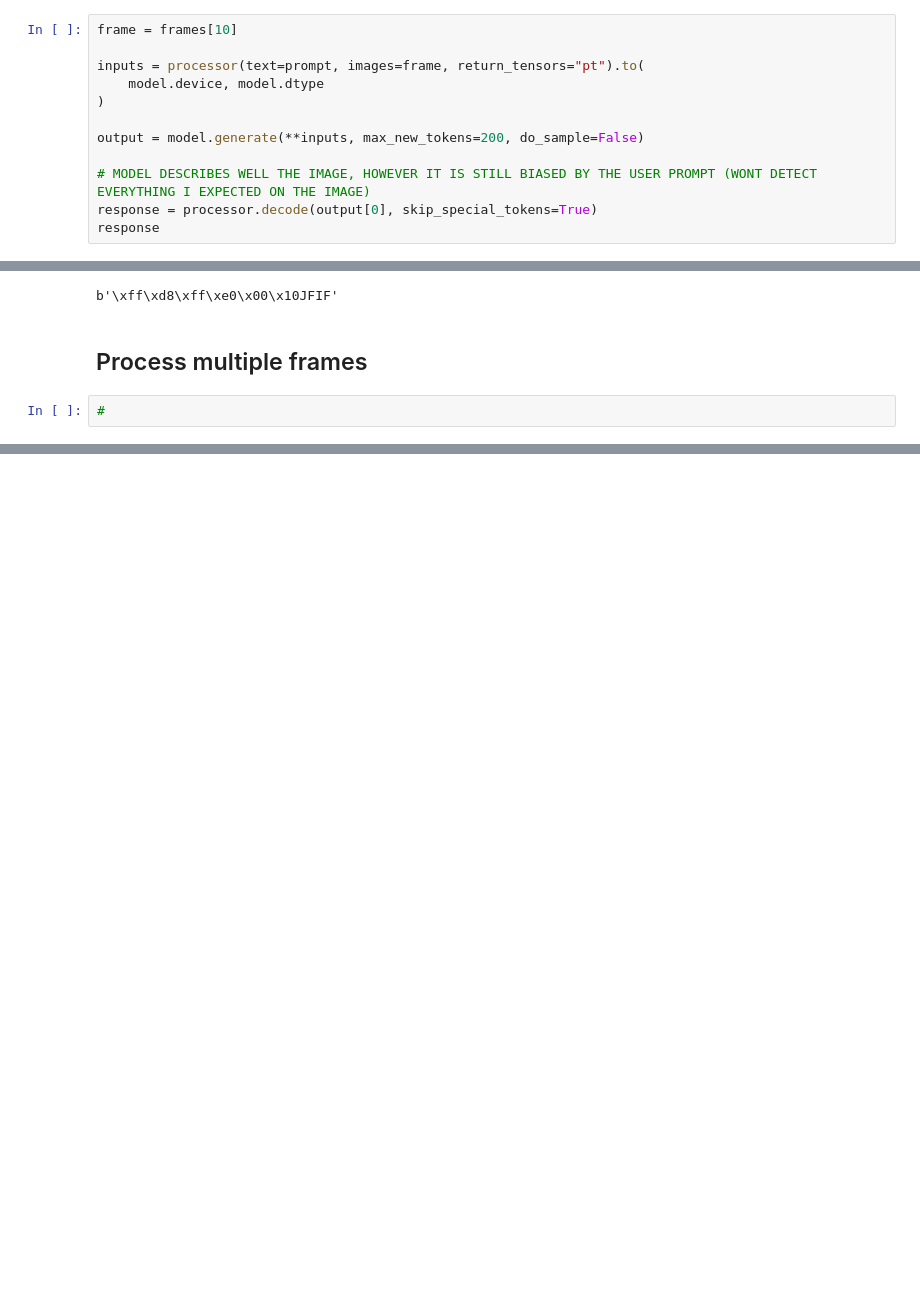
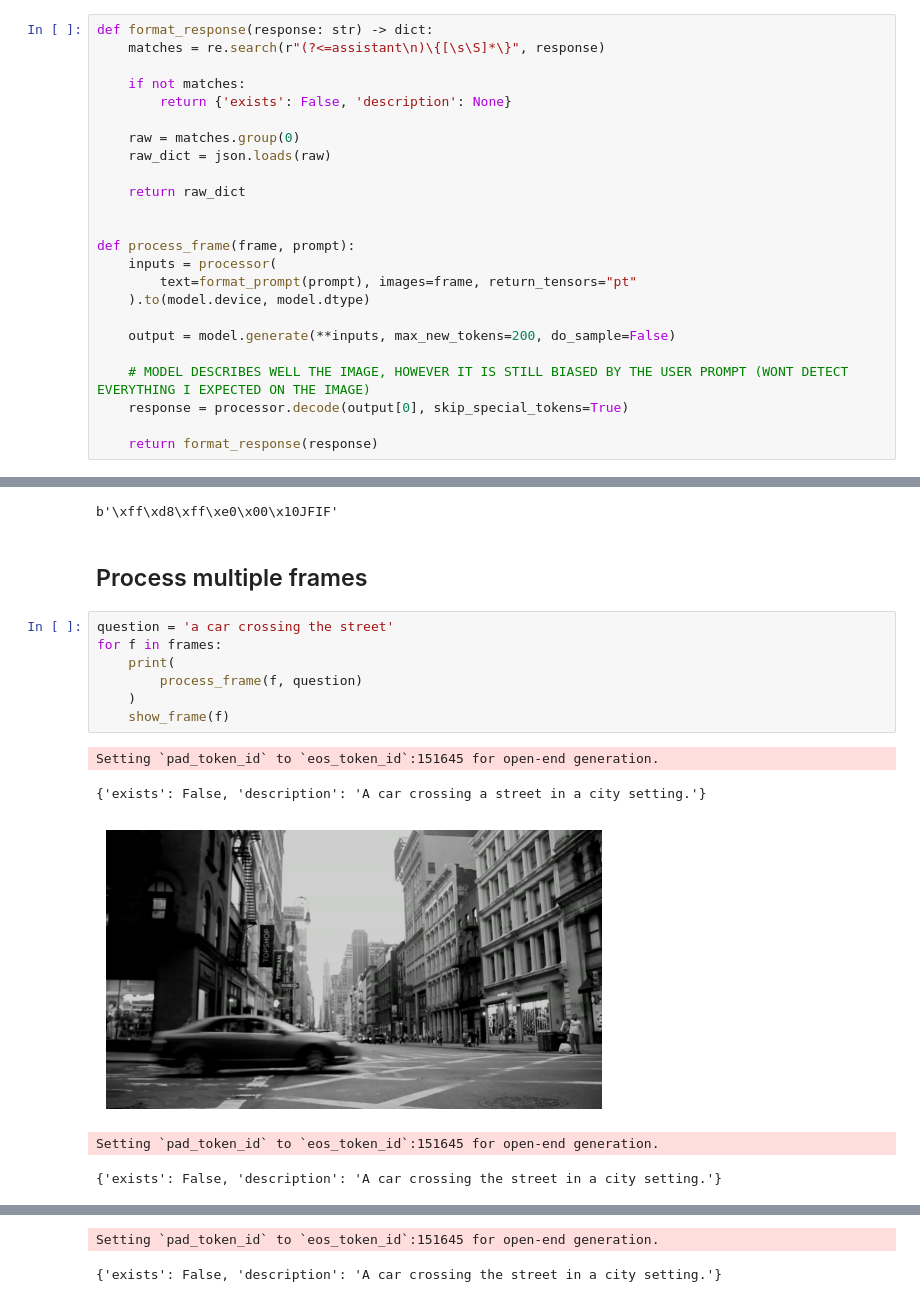
Before and after one commit to raphaelramosds/clear-vision, a Jupyter notebook: backend/notebooks/QA-Image-Llava-05b.ipynb, the cells around one changed output, grey strips where cells are left out. Saved outputs shown, nothing was run; the diff lists cells and outputs as text; blank space fills up the shorter version.

Commit message:
feat: process multiple frames

```diff
--- a/backend/notebooks/QA-Image-Llava-05b.ipynb
+++ b/backend/notebooks/QA-Image-Llava-05b.ipynb
@@ -78,14 +79,26 @@ prompt = (
 # %% [markdown]
 ## Process one frame
 # %%
-frame = frames[10]
+def format_response(response: str) -> dict:
+    matches = re.search(r"(?<=assistant\n)\{[\s\S]*\}", response)
 
-inputs = processor(text=prompt, images=frame, return_tensors="pt").to(
-    model.device, model.dtype
-)
+    if not matches:
+        return {'exists': False, 'description': None}
 
-output = model.generate(**inputs, max_new_tokens=200, do_sample=False)
+    raw = matches.group(0)
+    raw_dict = json.loads(raw)
 
-# MODEL DESCRIBES WELL THE IMAGE, HOWEVER IT IS STILL BIASED BY THE USER PROMPT (WONT DETECT EVERYTHING I EXPECTED ON THE IMAGE)
-response = processor.decode(output[0], skip_special_tokens=True)
-response
+    return raw_dict
+
+
+def process_frame(frame, prompt):
+    inputs = processor(
+        text=format_prompt(prompt), images=frame, return_tensors="pt"
+    ).to(model.device, model.dtype)
+
+    output = model.generate(**inputs, max_new_tokens=200, do_sample=False)
+
+    # MODEL DESCRIBES WELL THE IMAGE, HOWEVER IT IS STILL BIASED BY THE USER PROMPT (WONT DETECT EVERYTHING I EXPECTED ON THE IMAGE)
+    response = processor.decode(output[0], skip_special_tokens=True)
+
+    return format_response(response)
@@ -120,4 +120,15 @@ b'\xff\xd8\xff\xe0\x00\x10JFIF'
 # %% [markdown]
 ## Process multiple frames
 # %%
-#
+question = 'a car crossing the street'
+for f in frames:
+    print(
+        process_frame(f, question)
+    )
+    show_frame(f)
+# %% [output]
+Setting `pad_token_id` to `eos_token_id`:151645 for open-end generation.
+{'exists': False, 'description': 'A car crossing a street in a city setting.'}
+[figure, added]
+Setting `pad_token_id` to `eos_token_id`:151645 for open-end generation.
+{'exists': False, 'description': 'A car crossing the street in a city setting.'}
@@ -123,0 +136,2 @@ b'\xff\xd8\xff\xe0\x00\x10JFIF'
+Setting `pad_token_id` to `eos_token_id`:151645 for open-end generation.
+{'exists': False, 'description': 'A car crossing the street in a city setting.'}
```
Also changed, not shown: parts of 4 cells of this notebook, 1 other file.
